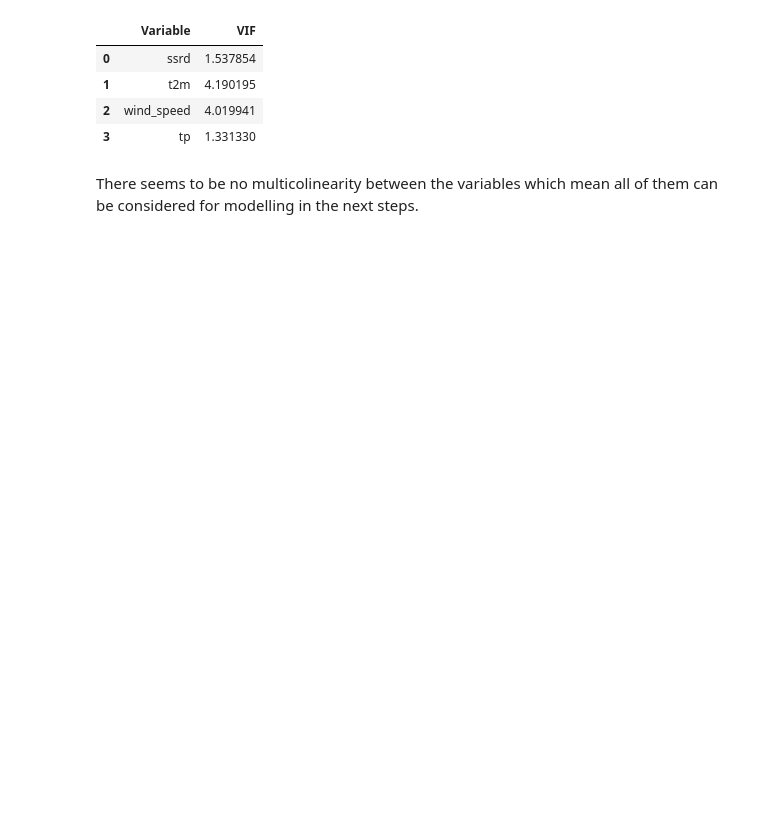
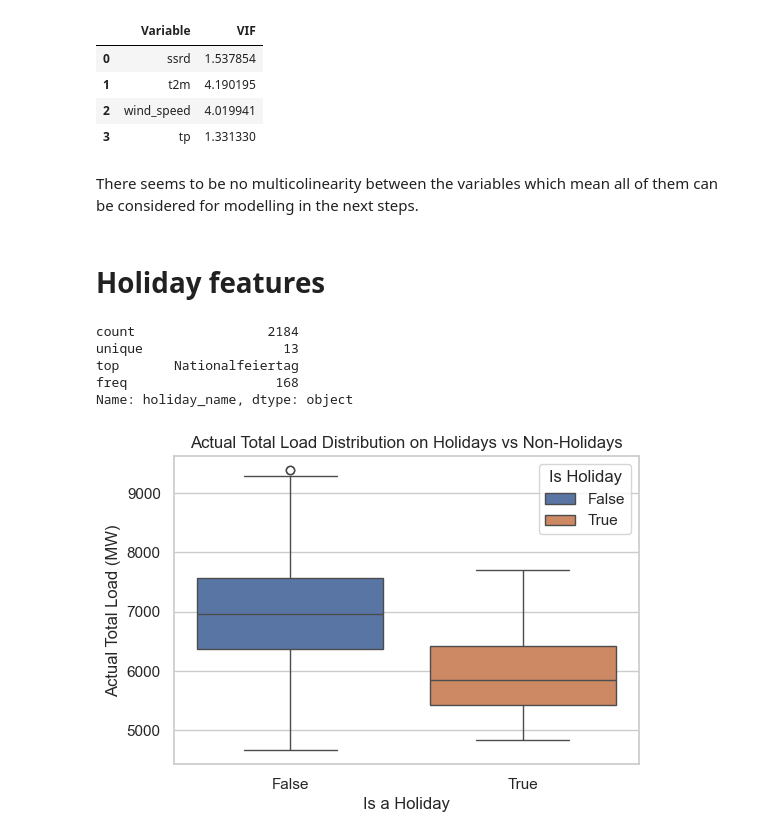
Before and after one commit to LucasHausi/probabilistic-load-forecast-project, a Jupyter notebook: notebooks/eda/load_forecast_eda.ipynb, the cells around one changed output. Saved outputs shown, nothing was run; the diff lists cells and outputs as text; code cells hidden in the pictures; blank space fills up the shorter version.

```diff
--- a/notebooks/eda/load_forecast_eda.ipynb
+++ b/notebooks/eda/load_forecast_eda.ipynb
@@ -797,3 +797,42 @@ vif
 | 3 | tp | 1.331330 |
 # %% [markdown]
 There seems to be no multicolinearity between the variables which mean all of them can be considered for modelling in the next steps.
+# %% [markdown]
+# Holiday features
+# %%
+import holidays
+
+# Get holidays in austria
+years = range(data_combined.index.min().year, data_combined.index.max().year + 1)
+at_holidays = holidays.country_holidays("AT", years=years)
+
+# Add columns holiday_name and is_holiday
+data_combined["holiday_name"] = data_combined.index.map(lambda x: at_holidays.get(x, None))
+data_combined["is_holiday"] = data_combined["holiday_name"].notna()
+
+# Verify
+data_combined["holiday_name"].describe()
+# %% [output]
+count                 2184
+unique                  13
+top       Nationalfeiertag
+freq                   168
+Name: holiday_name, dtype: object
+# %%
+daily = data_combined.resample("D")["actual_load_mw"].mean().to_frame()
+daily["is_holiday"] = data_combined["is_holiday"].resample("D").max()
+
+plt.figure(figsize=(6, 4))
+sns.boxplot(
+    data=daily,
+    x="is_holiday",
+    y="actual_load_mw",
+    hue="is_holiday"
+)
+
+plt.title("Actual Total Load Distribution on Holidays vs Non-Holidays")
+plt.xlabel("Is a Holiday")
+plt.ylabel("Actual Total Load (MW)")
+plt.legend(title="Is Holiday");
+# %% [output]
+[figure, added]
```
Also changed, not shown: parts of 8 cells of this notebook.
